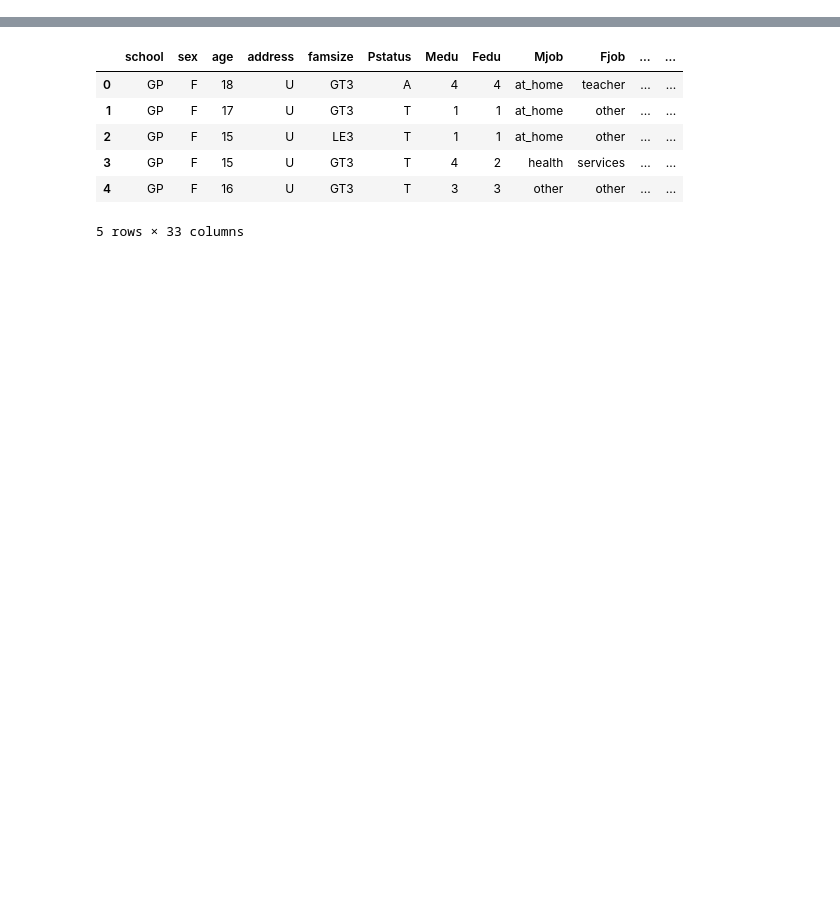
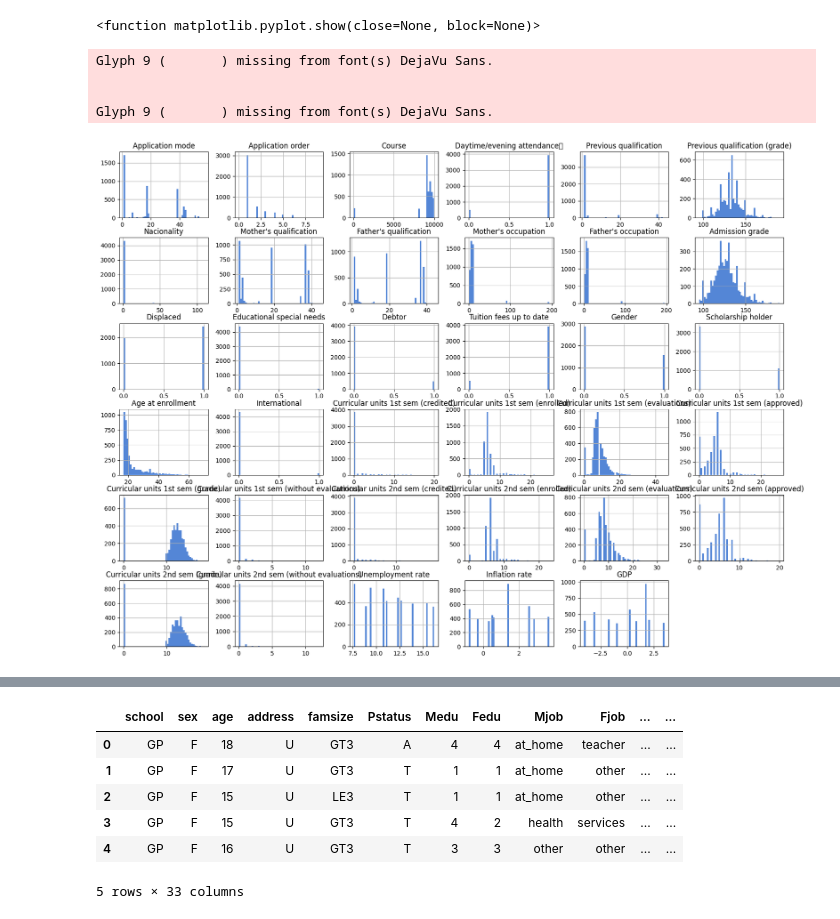
Before and after one commit to rjonathan/du-mlia, a Jupyter notebook: script1.ipynb, the cells around one changed output, grey strips where cells are left out. Drawn from its saved outputs; the diff is of its cells as text; code cells hidden in the pictures; blank space fills up the shorter version.

```diff
--- a/script1.ipynb
+++ b/script1.ipynb
@@ -35,0 +132,10 @@ plt.show()
+# %%
+dataEtudeSup[dataEtudeSup.columns].hist(bins=50, figsize=(20,15), color='#5486d6')
+plt.show
+# %% [output]
+<function matplotlib.pyplot.show(close=None, block=None)>
+Glyph 9 (       ) missing from font(s) DejaVu Sans.
+
+
+Glyph 9 (       ) missing from font(s) DejaVu Sans.
+[figure, added]
```
Also changed, not shown: parts of 19 cells of this notebook, 3 other files.
